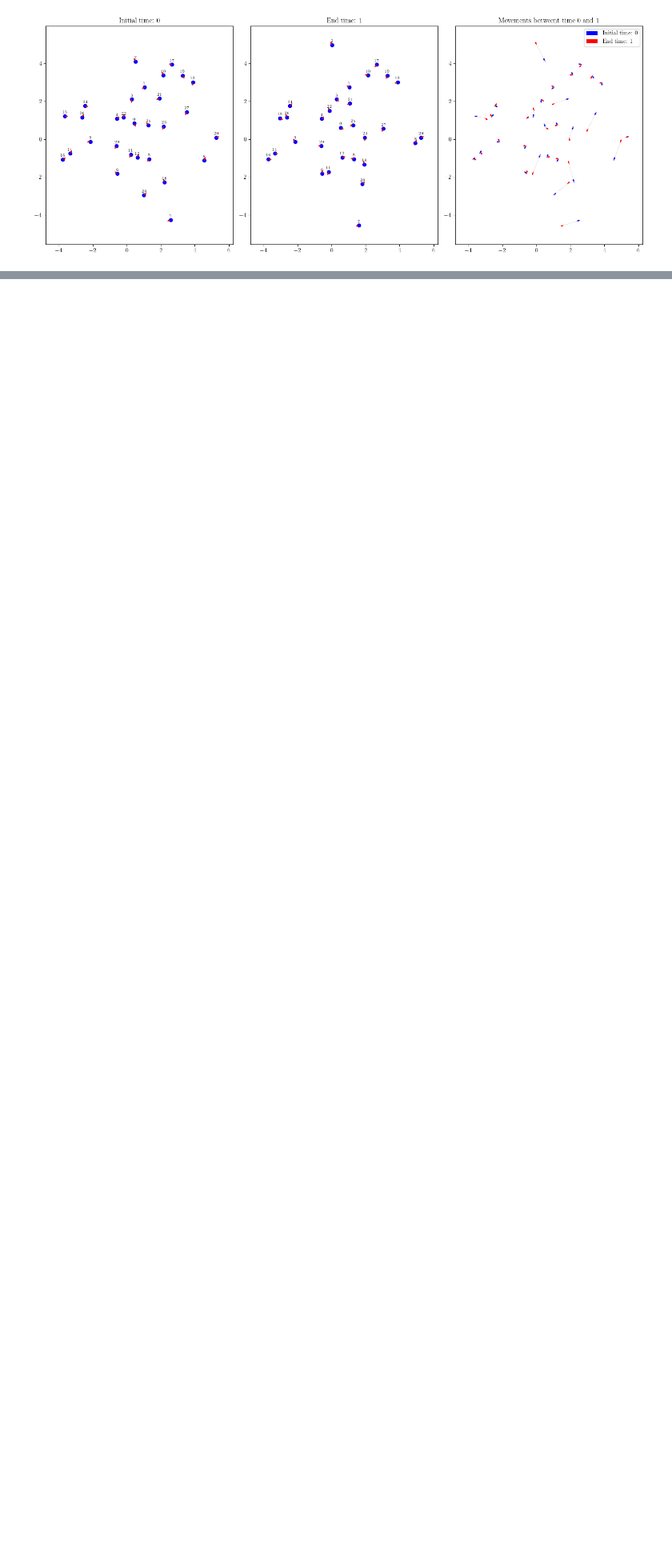
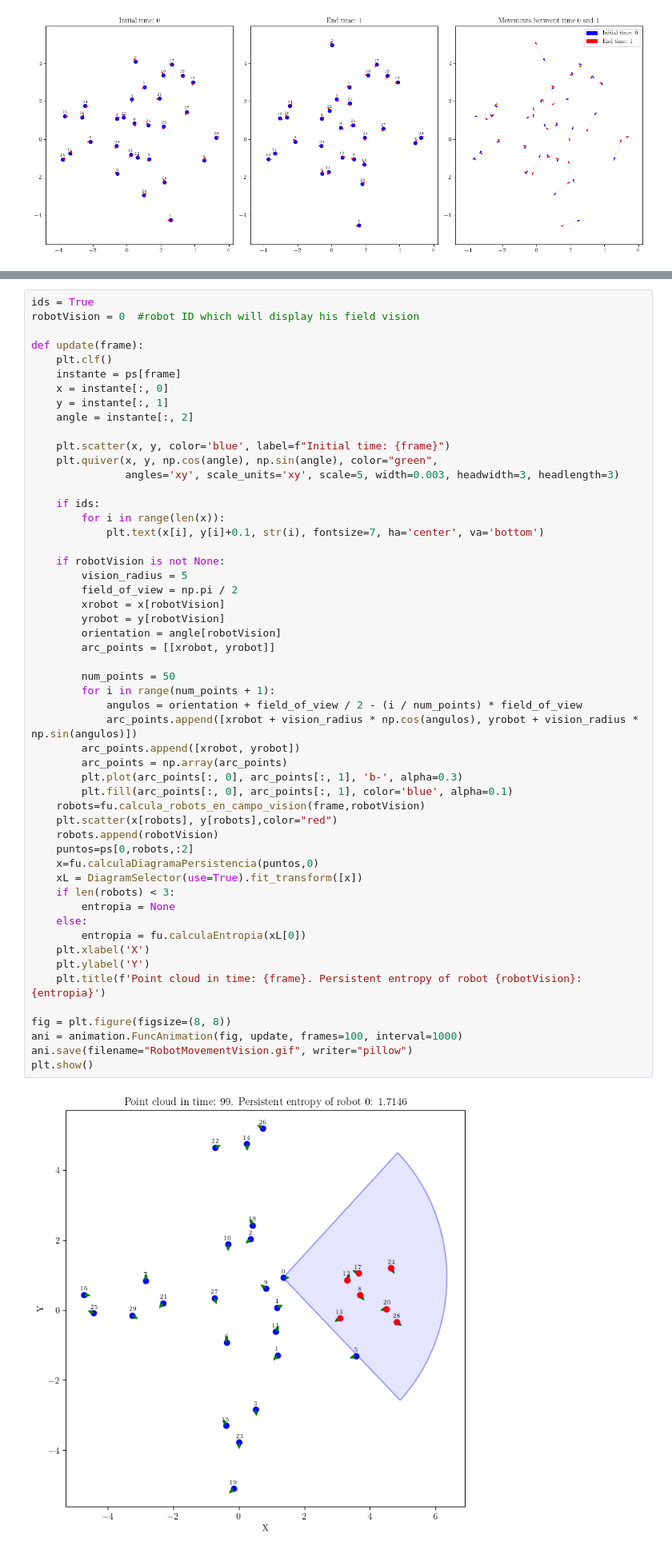
Before and after one commit to victosdur77/Task6.3.2, a Jupyter notebook: PersistentEntropy.ipynb, the cells around one changed output, grey strips where cells are left out. Shown at 80% size. Drawn from its saved outputs; the diff is of its cells as text; blank space fills up the shorter version.

```diff
--- a/PersistentEntropy.ipynb
+++ b/PersistentEntropy.ipynb
@@ -322,0 +437,55 @@ We can conclude for the moment from these results that robots with a lower entro
+# %%
+ids = True
+robotVision = 0  #robot ID which will display his field vision
+
+def update(frame):
+    plt.clf()
+    instante = ps[frame]
+    x = instante[:, 0]
+    y = instante[:, 1]
+    angle = instante[:, 2]
+
+    plt.scatter(x, y, color='blue', label=f"Initial time: {frame}")
+    plt.quiver(x, y, np.cos(angle), np.sin(angle), color="green",
+               angles='xy', scale_units='xy', scale=5, width=0.003, headwidth=3, headlength=3)
+
+    if ids:
+        for i in range(len(x)):
+            plt.text(x[i], y[i]+0.1, str(i), fontsize=7, ha='center', va='bottom')
+
+    if robotVision is not None:
+        vision_radius = 5
+        field_of_view = np.pi / 2
+        xrobot = x[robotVision]
+        yrobot = y[robotVision]
+        orientation = angle[robotVision]
+        arc_points = [[xrobot, yrobot]]
+
+        num_points = 50
+        for i in range(num_points + 1):
+            angulos = orientation + field_of_view / 2 - (i / num_points) * field_of_view
+            arc_points.append([xrobot + vision_radius * np.cos(angulos), yrobot + vision_radius * np.sin(angulos)])
+        arc_points.append([xrobot, yrobot])
+        arc_points = np.array(arc_points)
+        plt.plot(arc_points[:, 0], arc_points[:, 1], 'b-', alpha=0.3)
+        plt.fill(arc_points[:, 0], arc_points[:, 1], color='blue', alpha=0.1)
+    robots=fu.calcula_robots_en_campo_vision(frame,robotVision)
+    plt.scatter(x[robots], y[robots],color="red")
+    robots.append(robotVision)
+    puntos=ps[0,robots,:2]
+    x=fu.calculaDiagramaPersistencia(puntos,0)
+    xL = DiagramSelector(use=True).fit_transform([x])
+    if len(robots) < 3:
+        entropia = None
+    else:
+        entropia = fu.calculaEntropia(xL[0])
+    plt.xlabel('X')
+    plt.ylabel('Y')
+    plt.title(f'Point cloud in time: {frame}. Persistent entropy of robot {robotVision}: {entropia}')
+
+fig = plt.figure(figsize=(8, 8))
+ani = animation.FuncAnimation(fig, update, frames=100, interval=1000)
+ani.save(filename="RobotMovementVision.gif", writer="pillow")
+plt.show()
+# %% [output]
+[figure, added]
```
Also changed, not shown: parts of 7 cells of this notebook, 2 other files.
